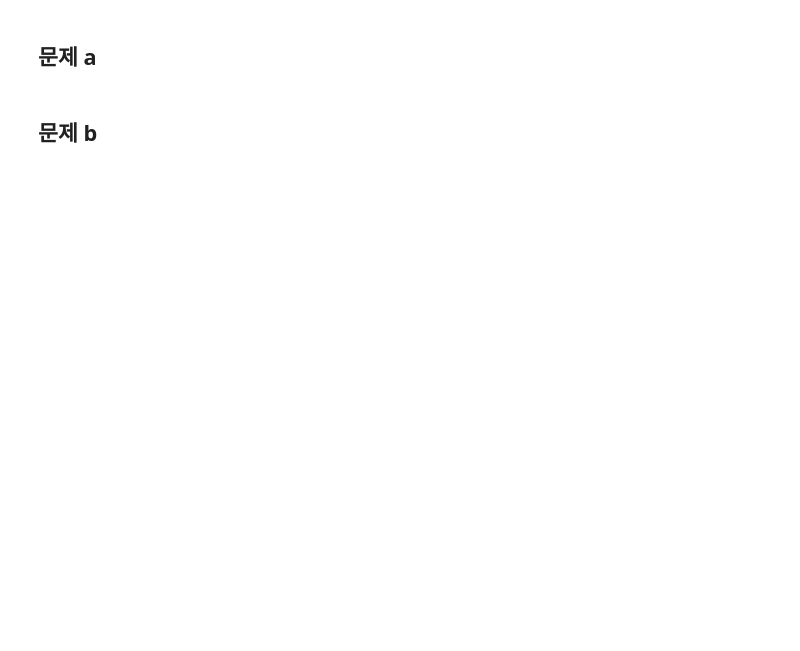
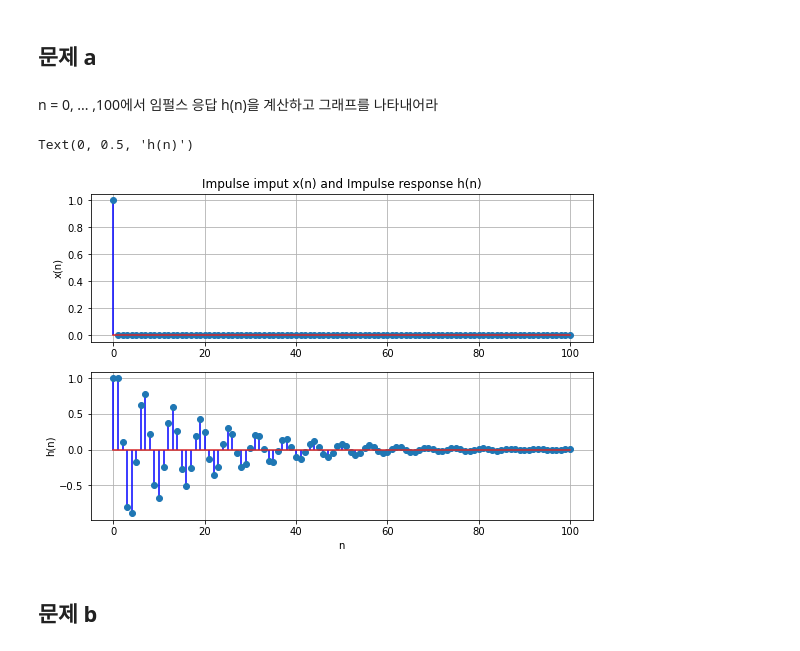
Before and after one commit to asdfrv20/DSP_python, a Jupyter notebook: chap03/chap03_ex09.ipynb, the cells around one changed output. Drawn from its saved outputs; the diff is of its cells as text; code cells hidden in the pictures; blank space fills up the shorter version.

```diff
--- a/chap03/chap03_ex09.ipynb
+++ b/chap03/chap03_ex09.ipynb
@@ -11,4 +21,25 @@ from chap03_module import *
+# %%
+# 차분 방정식, 선형 상수계수 입력
+a = [1, -1, 0.9]
+b = [1]
 # %% [markdown]
 ## 문제 a
+# %% [markdown]
+n = 0, ... ,100에서 임펄스 응답 h(n)을 계산하고 그래프를 나타내어라
+# %%
+# 시퀀스 발생
+n = np.arange(101)              # 순서시퀀스
+xn1 = impseq(0,0,100)            # 단위임펄스 입력시퀀스
+hn = signal.lfilter(b,a,xn1)    # 임펄스응답 시퀀스
+
+# 그래프
+plt.figure(figsize=(9,6))
+plt.subplot(2,1,1); plt.stem(n,xn1,'b'); plt.grid()
+plt.title("Impulse input x(n) and Impulse response h(n)"); plt.ylabel("x(n)")
+plt.subplot(2,1,2); plt.stem(n,hn,'b'); plt.grid()
+plt.xlabel("n"); plt.ylabel("h(n)")
+# %% [output]
+Text(0, 0.5, 'h(n)')
+[figure, added]
 # %% [markdown]
 ## 문제 b
```
Also changed, not shown: parts of 6 cells of this notebook.
